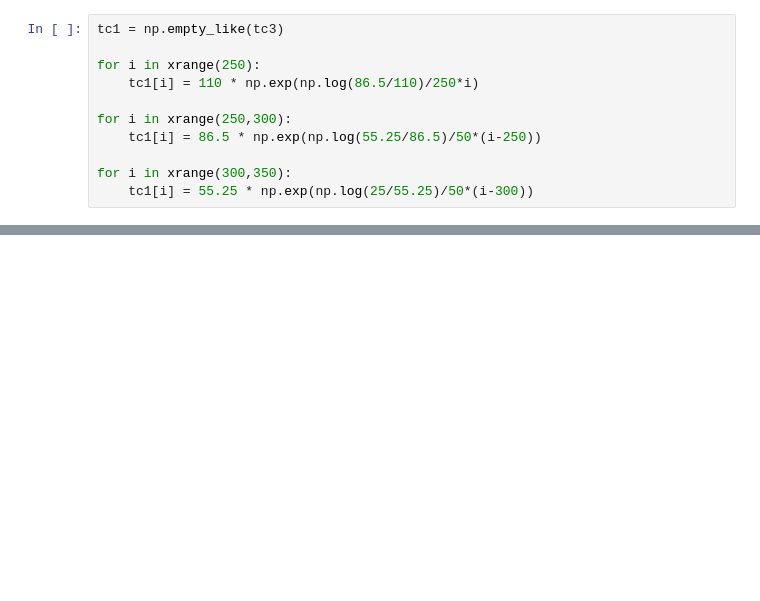
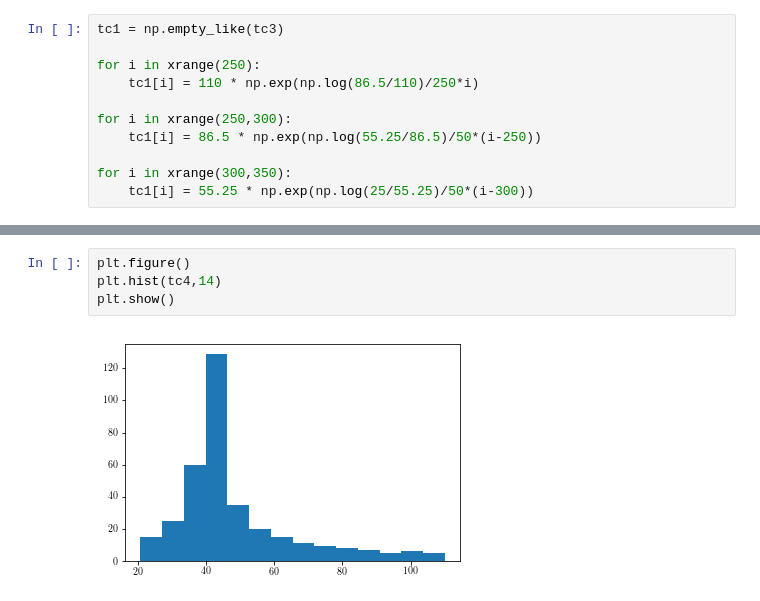
Before and after one commit to rnwatanabe/projectPR, a Jupyter notebook: ExampleNotebooks/MUProperties.ipynb, the cells around one changed output, grey strips where cells are left out. Cells and saved outputs as stored; diff of their text form; blank space fills up the shorter version.

```diff
--- a/ExampleNotebooks/MUProperties.ipynb
+++ b/ExampleNotebooks/MUProperties.ipynb
@@ -141,0 +139,6 @@ plt.show()
+# %%
+plt.figure()
+plt.hist(tc4,14)
+plt.show()
+# %% [output]
+[figure, added]
```
Also changed, not shown: parts of 9 cells of this notebook, 2 other files.
